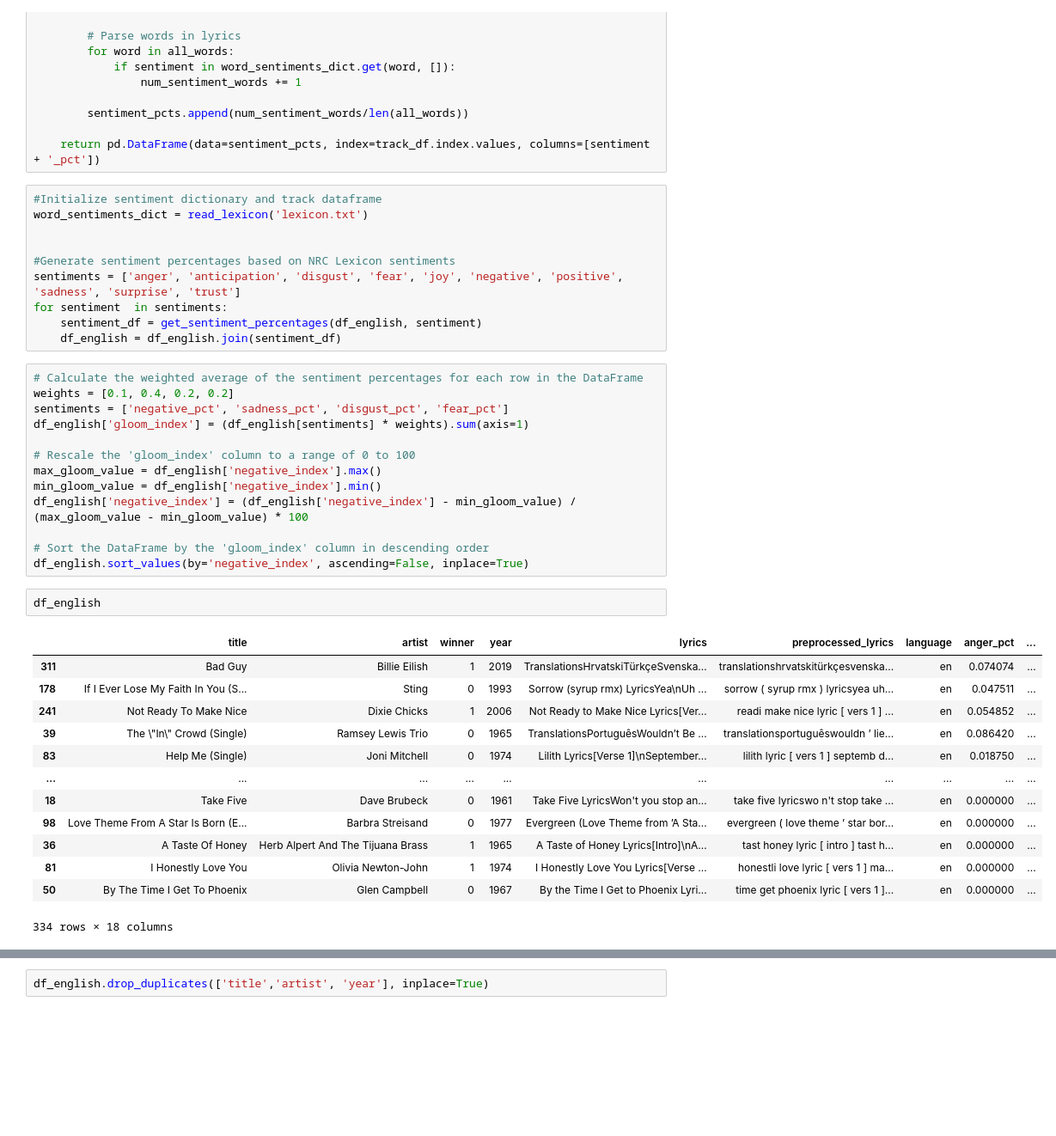
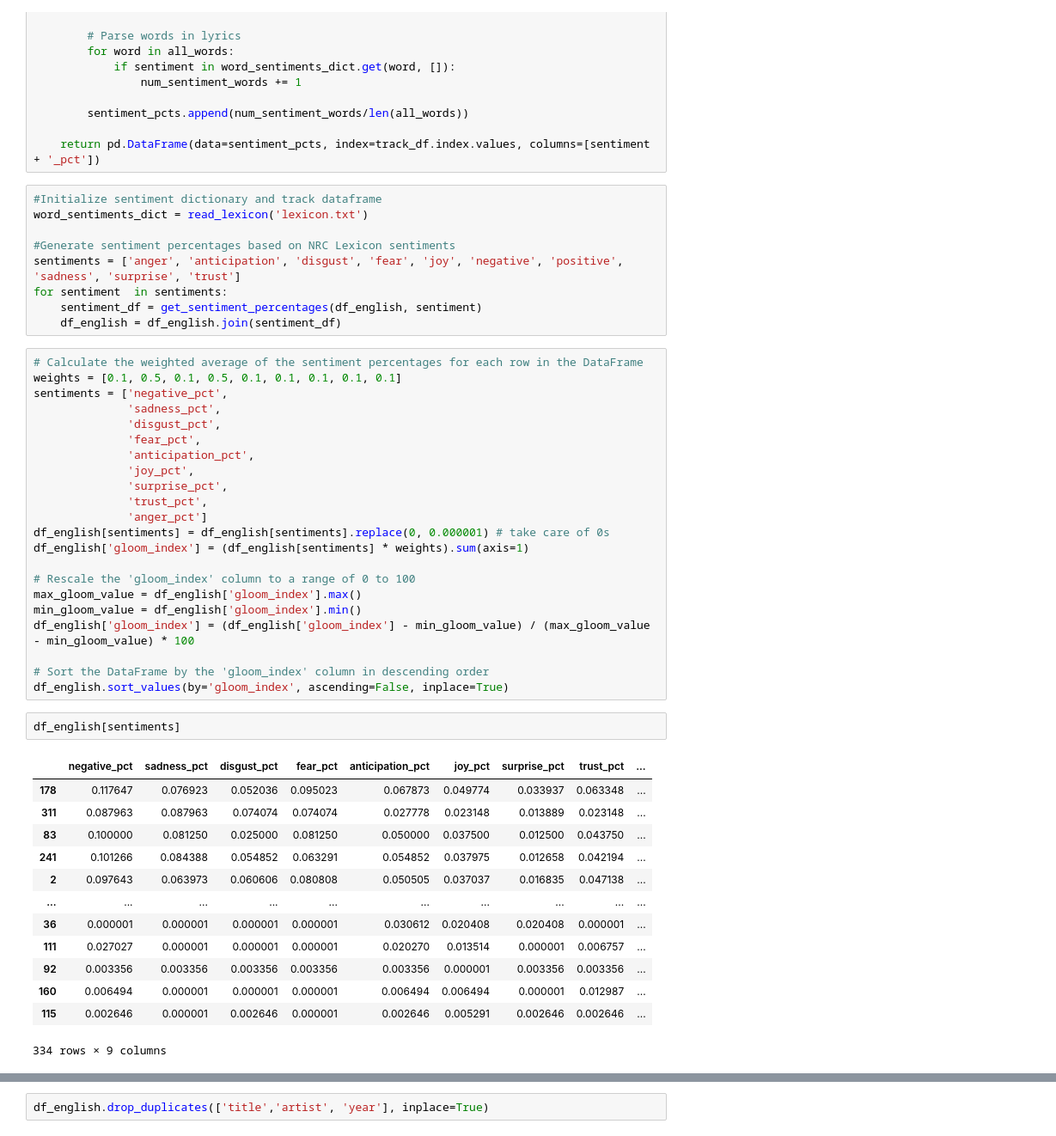
Before and after one commit to yzse/genius-grammy, a Jupyter notebook: scrape_genius.ipynb, the cells around one changed output, grey strips where cells are left out. Shown at 86% size. Cells and saved outputs as stored; diff of their text form; blank space fills up the shorter version.

Commit message:
handle gloom_index==0, added graphs

```diff
--- a/scrape_genius.ipynb
+++ b/scrape_genius.ipynb
@@ -161,7 +138,6 @@ def get_sentiment_percentages(track_df, sentiment):
 # %%
 #Initialize sentiment dictionary and track dataframe
 word_sentiments_dict = read_lexicon('lexicon.txt')
-
 
 #Generate sentiment percentages based on NRC Lexicon sentiments
 sentiments = ['anger', 'anticipation', 'disgust', 'fear', 'joy', 'negative', 'positive', 'sadness', 'surprise', 'trust']
@@ -170,30 +146,39 @@ for sentiment  in sentiments:
     df_english = df_english.join(sentiment_df)
 # %%
 # Calculate the weighted average of the sentiment percentages for each row in the DataFrame
-weights = [0.1, 0.4, 0.2, 0.2]
-sentiments = ['negative_pct', 'sadness_pct', 'disgust_pct', 'fear_pct']
+weights = [0.1, 0.5, 0.1, 0.5, 0.1, 0.1, 0.1, 0.1, 0.1]
+sentiments = ['negative_pct',
+              'sadness_pct',
+              'disgust_pct',
+              'fear_pct',
+              'anticipation_pct',
+              'joy_pct',
+              'surprise_pct',
+              'trust_pct',
+              'anger_pct']
+df_english[sentiments] = df_english[sentiments].replace(0, 0.000001) # take care of 0s
 df_english['gloom_index'] = (df_english[sentiments] * weights).sum(axis=1)
 
 # Rescale the 'gloom_index' column to a range of 0 to 100
-max_gloom_value = df_english['negative_index'].max()
-min_gloom_value = df_english['negative_index'].min()
-df_english['negative_index'] = (df_english['negative_index'] - min_gloom_value) / (max_gloom_value - min_gloom_value) * 100
+max_gloom_value = df_english['gloom_index'].max()
+min_gloom_value = df_english['gloom_index'].min()
+df_english['gloom_index'] = (df_english['gloom_index'] - min_gloom_value) / (max_gloom_value - min_gloom_value) * 100
 
 # Sort the DataFrame by the 'gloom_index' column in descending order
-df_english.sort_values(by='negative_index', ascending=False, inplace=True)
+df_english.sort_values(by='gloom_index', ascending=False, inplace=True)
 # %%
-df_english
+df_english[sentiments]
 # %% [output]
-|  | title | artist | winner | year | lyrics | preprocessed_lyrics | language | anger_pct | ... |
-| 311 | Bad Guy | Billie Eilish | 1 | 2019 | TranslationsHrvatskiTürkçeSvenska... | translationshrvatskitürkçesvenska... | en | 0.074074 | ... |
-| 178 | If I Ever Lose My Faith In You (S... | Sting | 0 | 1993 | Sorrow (syrup rmx) LyricsYea\nUh ... | sorrow ( syrup rmx ) lyricsyea uh... | en | 0.047511 | ... |
-| 241 | Not Ready To Make Nice | Dixie Chicks | 1 | 2006 | Not Ready to Make Nice Lyrics[Ver... | readi make nice lyric [ vers 1 ] ... | en | 0.054852 | ... |
-| 39 | The \"In\" Crowd (Single) | Ramsey Lewis Trio | 0 | 1965 | TranslationsPortuguêsWouldn’t Be ... | translationsportuguêswouldn ’ lie... | en | 0.086420 | ... |
-| 83 | Help Me (Single) | Joni Mitchell | 0 | 1974 | Lilith Lyrics[Verse 1]\nSeptember... | lilith lyric [ vers 1 ] septemb d... | en | 0.018750 | ... |
+|  | negative_pct | sadness_pct | disgust_pct | fear_pct | anticipation_pct | joy_pct | surprise_pct | trust_pct | ... |
+| 178 | 0.117647 | 0.076923 | 0.052036 | 0.095023 | 0.067873 | 0.049774 | 0.033937 | 0.063348 | ... |
+| 311 | 0.087963 | 0.087963 | 0.074074 | 0.074074 | 0.027778 | 0.023148 | 0.013889 | 0.023148 | ... |
+| 83 | 0.100000 | 0.081250 | 0.025000 | 0.081250 | 0.050000 | 0.037500 | 0.012500 | 0.043750 | ... |
+| 241 | 0.101266 | 0.084388 | 0.054852 | 0.063291 | 0.054852 | 0.037975 | 0.012658 | 0.042194 | ... |
+| 2 | 0.097643 | 0.063973 | 0.060606 | 0.080808 | 0.050505 | 0.037037 | 0.016835 | 0.047138 | ... |
 | ... | ... | ... | ... | ... | ... | ... | ... | ... | ... |
-| 18 | Take Five | Dave Brubeck | 0 | 1961 | Take Five LyricsWon't you stop an... | take five lyricswo n't stop take ... | en | 0.000000 | ... |
-| 98 | Love Theme From A Star Is Born (E... | Barbra Streisand | 0 | 1977 | Evergreen (Love Theme from ’A Sta... | evergreen ( love theme ’ star bor... | en | 0.000000 | ... |
-| 36 | A Taste Of Honey | Herb Alpert And The Tijuana Brass | 1 | 1965 | A Taste of Honey Lyrics[Intro]\nA... | tast honey lyric [ intro ] tast h... | en | 0.000000 | ... |
-| 81 | I Honestly Love You | Olivia Newton-John | 1 | 1974 | I Honestly Love You Lyrics[Verse ... | honestli love lyric [ vers 1 ] ma... | en | 0.000000 | ... |
-| 50 | By The Time I Get To Phoenix | Glen Campbell | 0 | 1967 | By the Time I Get to Phoenix Lyri... | time get phoenix lyric [ vers 1 ]... | en | 0.000000 | ... |
+| 36 | 0.000001 | 0.000001 | 0.000001 | 0.000001 | 0.030612 | 0.020408 | 0.020408 | 0.000001 | ... |
+| 111 | 0.027027 | 0.000001 | 0.000001 | 0.000001 | 0.020270 | 0.013514 | 0.000001 | 0.006757 | ... |
+| 92 | 0.003356 | 0.003356 | 0.003356 | 0.003356 | 0.003356 | 0.000001 | 0.003356 | 0.003356 | ... |
+| 160 | 0.006494 | 0.000001 | 0.000001 | 0.000001 | 0.006494 | 0.006494 | 0.000001 | 0.012987 | ... |
+| 115 | 0.002646 | 0.000001 | 0.002646 | 0.000001 | 0.002646 | 0.005291 | 0.002646 | 0.002646 | ... |
-334 rows × 18 columns
+334 rows × 9 columns
```
Also changed, not shown: parts of 7 cells of this notebook, 5 other files.
